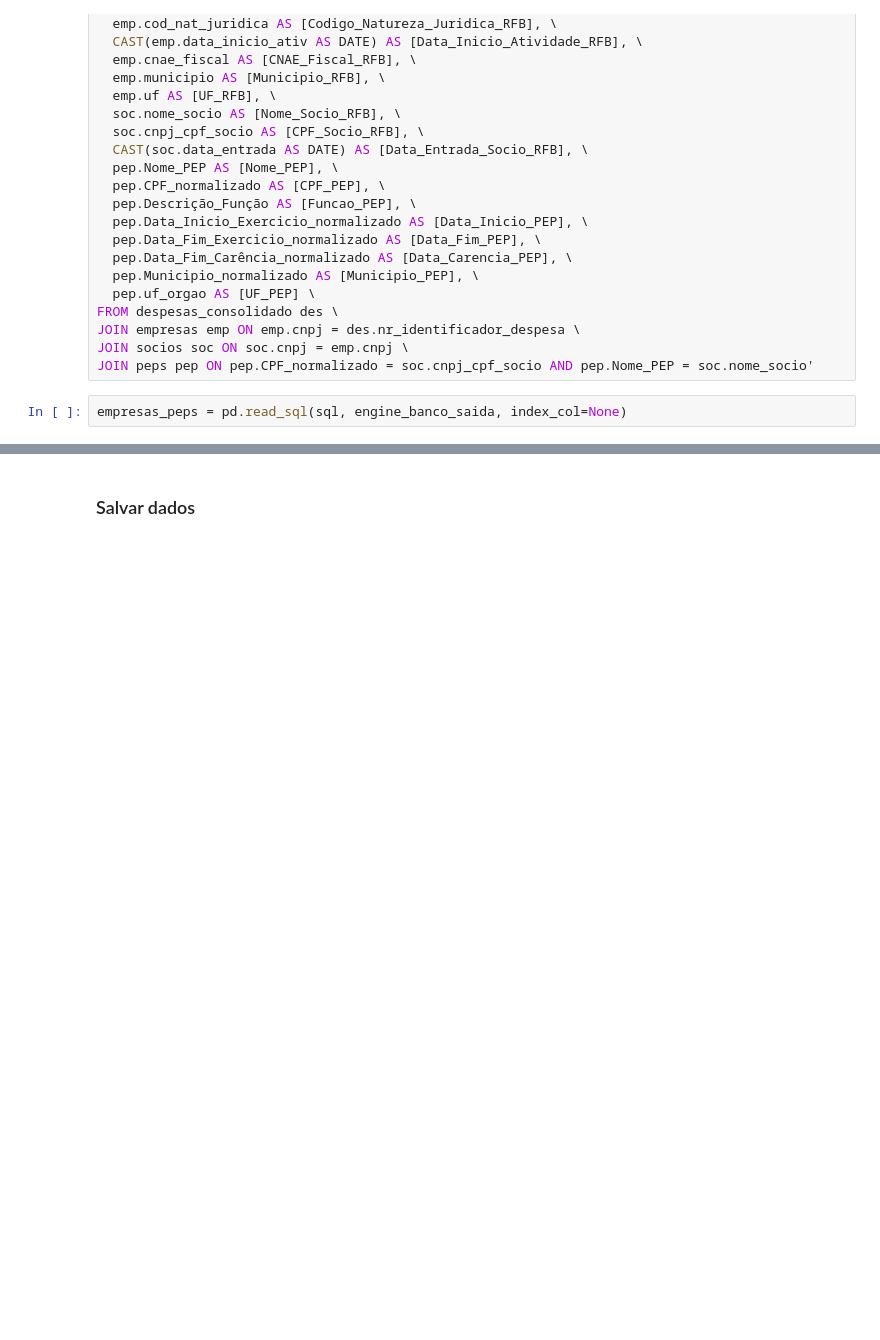
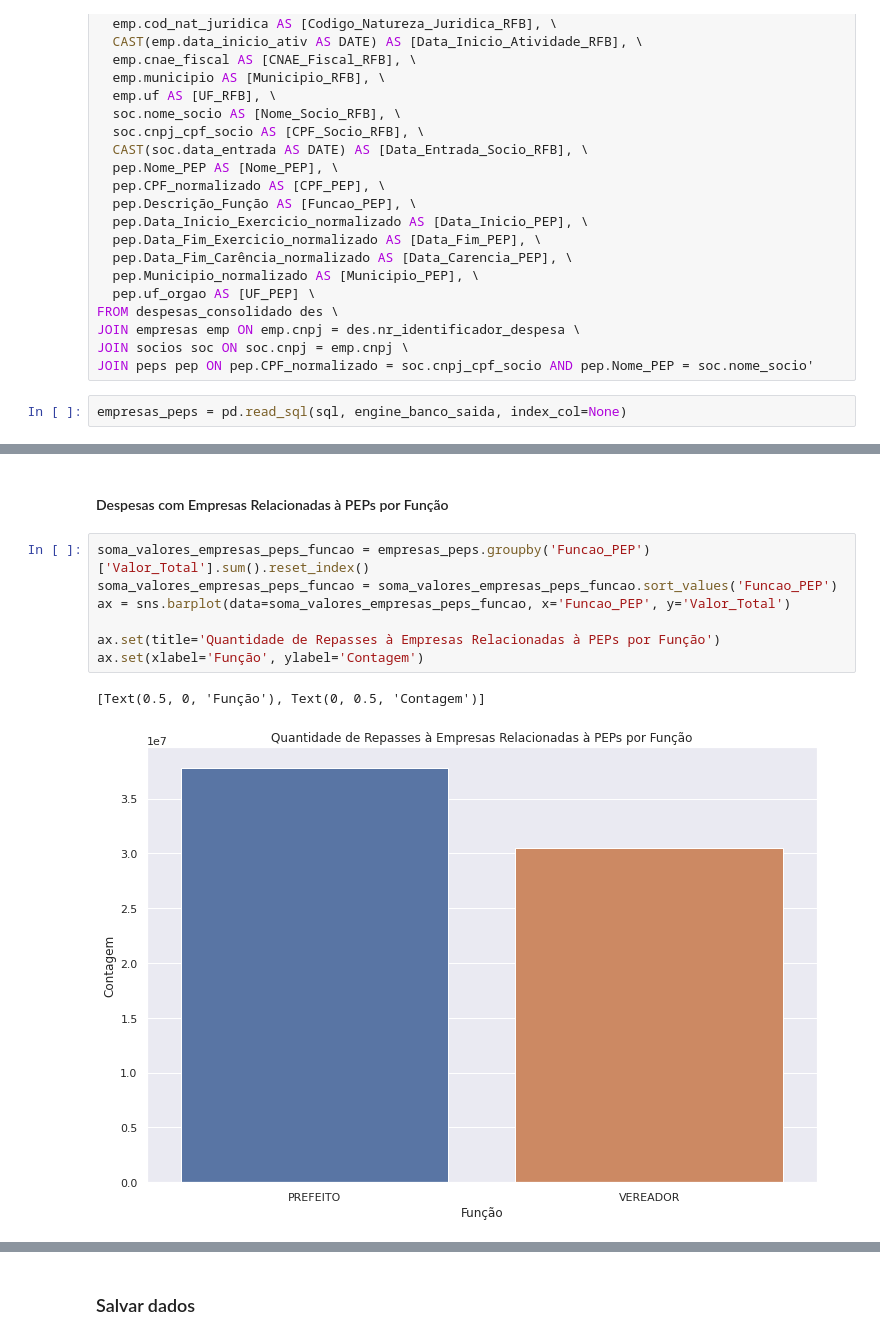
Before and after one commit to AlanTaranti/trabalho-curso-controle-social-grupo-6, a Jupyter notebook: Trabalho de Conformidade do Curso de Dados Abertos para Controle Social.ipynb, the cells around one changed output, grey strips where cells are left out. Cells and saved outputs as stored; diff of their text form; blank space fills up the shorter version.

```diff
--- a/Trabalho de Conformidade do Curso de Dados Abertos para Controle Social.ipynb
+++ b/Trabalho de Conformidade do Curso de Dados Abertos para Controle Social.ipynb
@@ -491,0 +528,12 @@ empresas_peps.sample(5)
+# %% [markdown]
+#### Despesas com Empresas Relacionadas à PEPs por Função
+# %%
+soma_valores_empresas_peps_funcao = empresas_peps.groupby('Funcao_PEP')['Valor_Total'].sum().reset_index()
+soma_valores_empresas_peps_funcao = soma_valores_empresas_peps_funcao.sort_values('Funcao_PEP')
+ax = sns.barplot(data=soma_valores_empresas_peps_funcao, x='Funcao_PEP', y='Valor_Total')
+
+ax.set(title='Quantidade de Repasses à Empresas Relacionadas à PEPs por Função')
+ax.set(xlabel='Função', ylabel='Contagem')
+# %% [output]
+[Text(0.5, 0, 'Função'), Text(0, 0.5, 'Contagem')]
+[figure, added]
```
Also changed, not shown: parts of 49 cells of this notebook.
